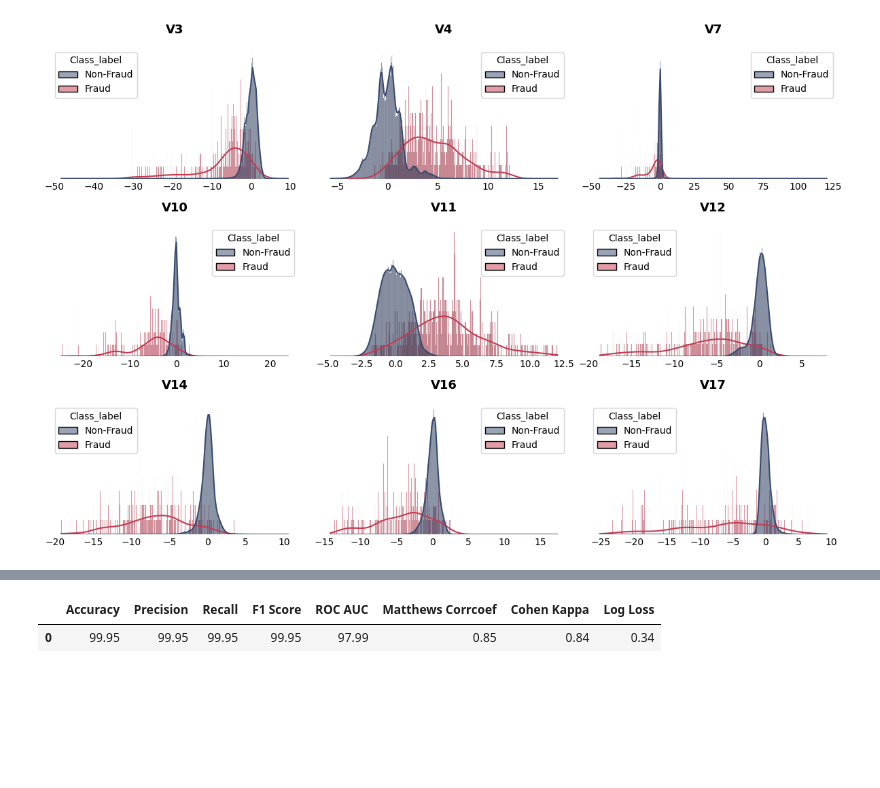
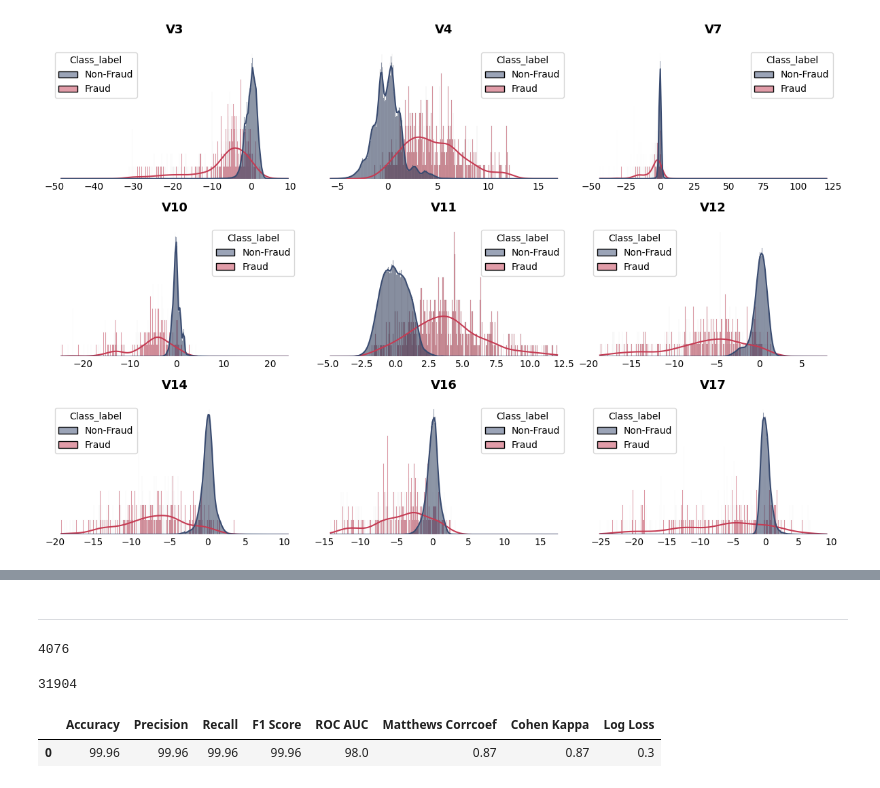
Before and after one commit to rvanguita/cedit_card_fraud_detection, a Jupyter notebook: main.ipynb, the cells around one changed output, grey strips where cells are left out. Drawn from its saved outputs; the diff is of its cells as text; code cells hidden in the pictures; blank space fills up the shorter version.

```diff
--- a/main.ipynb
+++ b/main.ipynb
@@ -203,0 +211,12 @@ visualizer.plot_scatter_plot(
+# %%
+features = ['V14', 'V17', 'Time', 'Amount']
+
+poly = PolynomialFeatures(degree=2, include_bias=False)
+poly_features = poly.fit_transform(df[features])
+
+poly_column_names = [f"{col}_poly" for col in poly.get_feature_names_out(features)]
+
+df_poly = pd.DataFrame(poly_features, columns=poly_column_names)
+# df_feature = pd.concat([df_feature, df_poly.drop(['Age', 'Balance'], axis=1)], axis=1)
+df = pd.concat([df, df_poly], axis=1)
+df_poly
@@ -203,0 +261,21 @@ visualizer.plot_scatter_plot(
+# %% [markdown]
+---
+# %%
+from scipy.stats import zscore
+z_scores = zscore(df['Amount'])
+outliers = df[abs(z_scores) > 3]
+len(outliers)
+# %% [output]
+4076
+# %%
+Q1 = df['Amount'].quantile(0.25)
+Q3 = df['Amount'].quantile(0.75)
+IQR = Q3 - Q1
+
+lower_bound = Q1 - 1.5 * IQR
+upper_bound = Q3 + 1.5 * IQR
+
+outliers = df[(df['Amount'] < lower_bound) | (df['Amount'] > upper_bound)]
+len(outliers)
+# %% [output]
+31904
@@ -204,5 +308,11 @@ visualizer.plot_scatter_plot(
+# %%
+# features_drop = ['V1', 'V2', 'V3', 'V4', 'V5', 'V6', 'V7', 'V8', 'V9', 'V10',
+#  'V11', 'V12', 'V13', 'V14', 'V15', 'V16', 'V17', 'V18', 'V19',
+#  'V20', 'V21', 'V22', 'V23', 'V24', 'V25', 'V26', 'V27', 'V28', 'Class_label', 'Class']
+
+features_drop = ['Class_label', 'Class']
 # %%
-X = df.drop(['Class', 'Class_label'], axis=1)
+X = df.drop(features_drop, axis=1)
 y = df['Class']
 # %%
 X_train, X_test, y_train, y_test = train_test_split(X, y, random_state=42)
@@ -244,16 +354,17 @@ params ={
 "objective": "binary:logistic",
 "verbosity": 0
     }
+sampling_strategy = 0.1
 # %%
 pipeline_xgb = Pipeline([
-    ('smote', SMOTE(random_state=42)),
+    ('smote', SMOTE(sampling_strategy=sampling_strategy, random_state=42)),
     ('xgb', xgb.XGBClassifier(**params))
 ])
 
 train_xgb = ClassificationEvaluator(model=pipeline_xgb)
 
-cross_validation_scores_xgb, X, y, y_pred, y_proba = train_xgb.cross_validate(X=X, y=y)
-cross_validation_scores_xgb
+cv_scores_xgb, X_train_cv, y_cv, y_pred_cv, y_proba_cv = train_xgb.cross_validate(X=X, y=y)
+cv_scores_xgb
 # %% [output]
 |  | Accuracy | Precision | Recall | F1 Score | ROC AUC | Matthews Corrcoef | Cohen Kappa | Log Loss |
-| 0 | 99.95 | 99.95 | 99.95 | 99.95 | 97.99 | 0.85 | 0.84 | 0.34 |
+| 0 | 99.96 | 99.96 | 99.96 | 99.96 | 98.0 | 0.87 | 0.87 | 0.3 |
```
Also changed, not shown: parts of 30 cells of this notebook, 1 other file.
